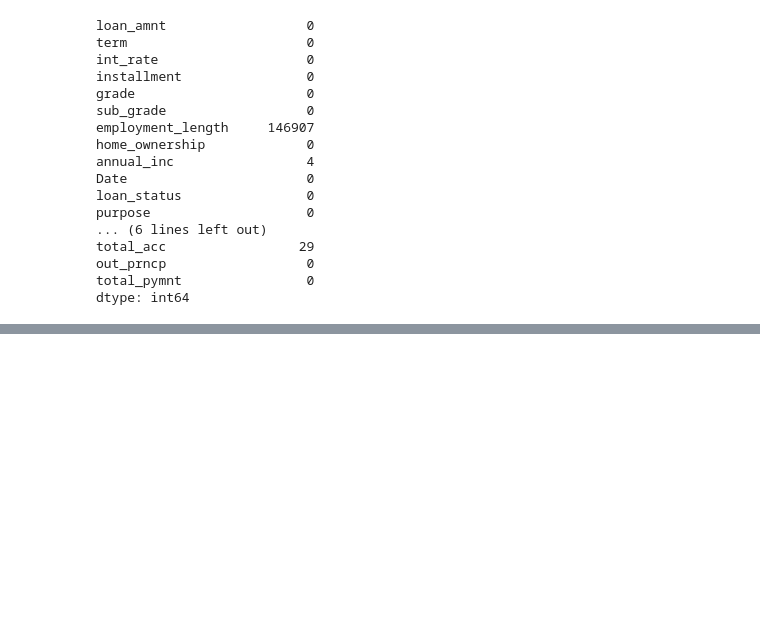
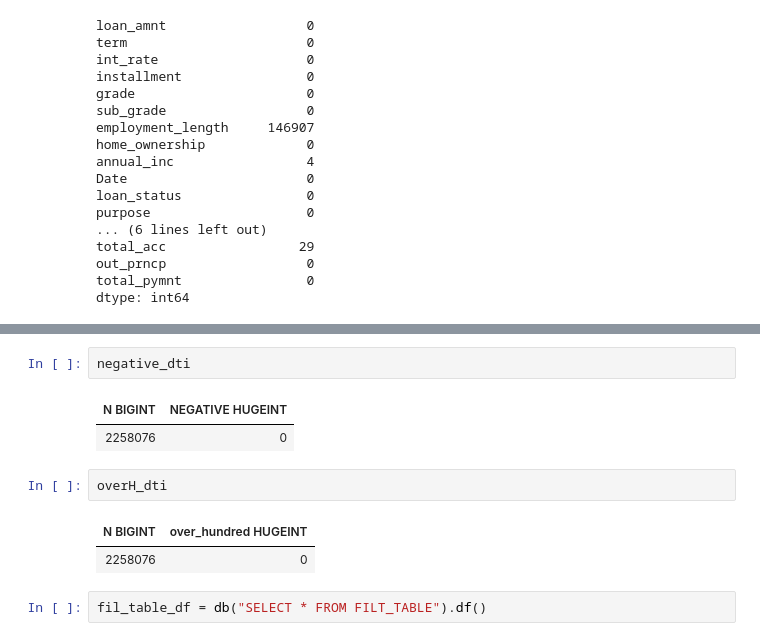
Before and after one commit to MrX1710/Projects, a Jupyter notebook: Lending_club_analysis/Lending_club_analysis.ipynb, the cells around one changed output, grey strips where cells are left out. Drawn from its saved outputs; the diff is of its cells as text; blank space fills up the shorter version.

```diff
--- a/Lending_club_analysis/Lending_club_analysis.ipynb
+++ b/Lending_club_analysis/Lending_club_analysis.ipynb
@@ -364,0 +452,12 @@ dtype: int64
+# %%
+negative_dti
+# %% [output]
+| N BIGINT | NEGATIVE HUGEINT |
+| 2258076 | 0 |
+# %%
+overH_dti
+# %% [output]
+| N BIGINT | over_hundred HUGEINT |
+| 2258076 | 0 |
+# %%
+fil_table_df = db("SELECT * FROM FILT_TABLE").df()
```
Also changed, not shown: parts of 12 cells of this notebook.
